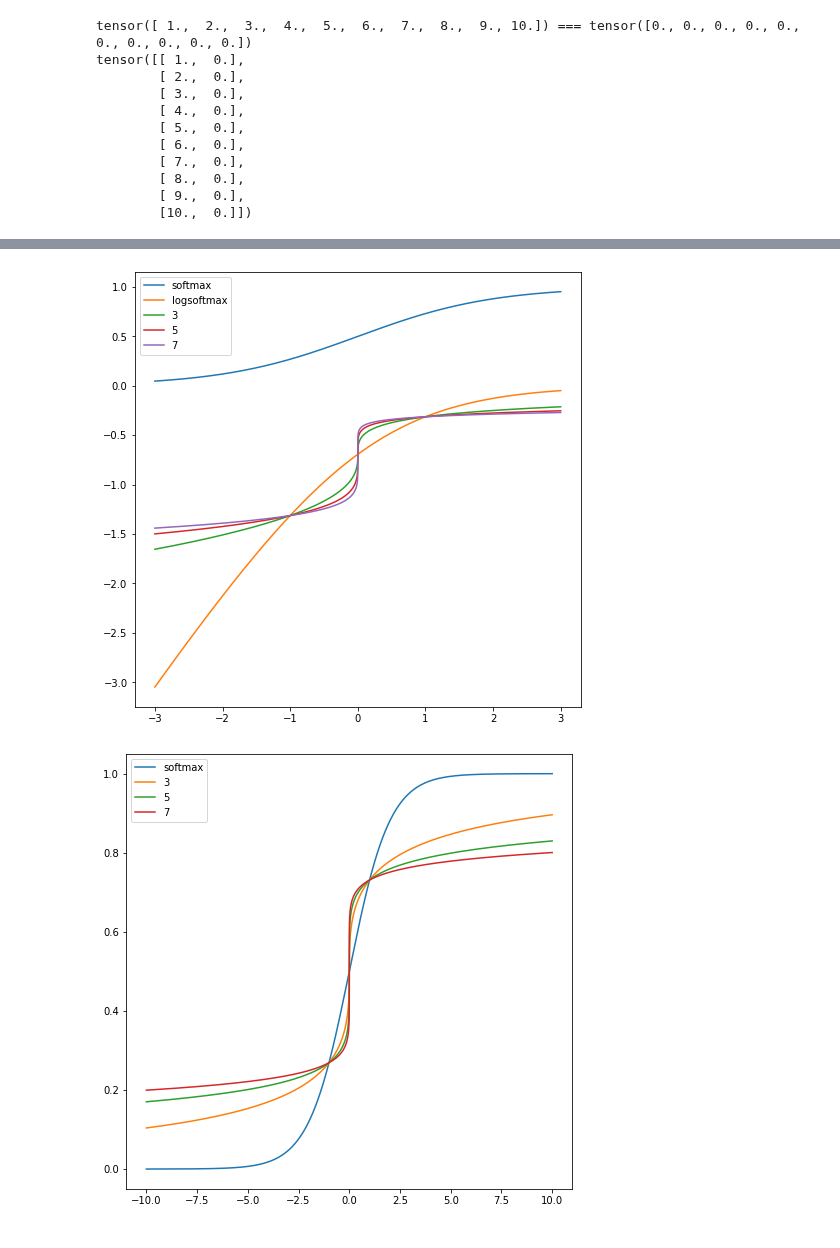
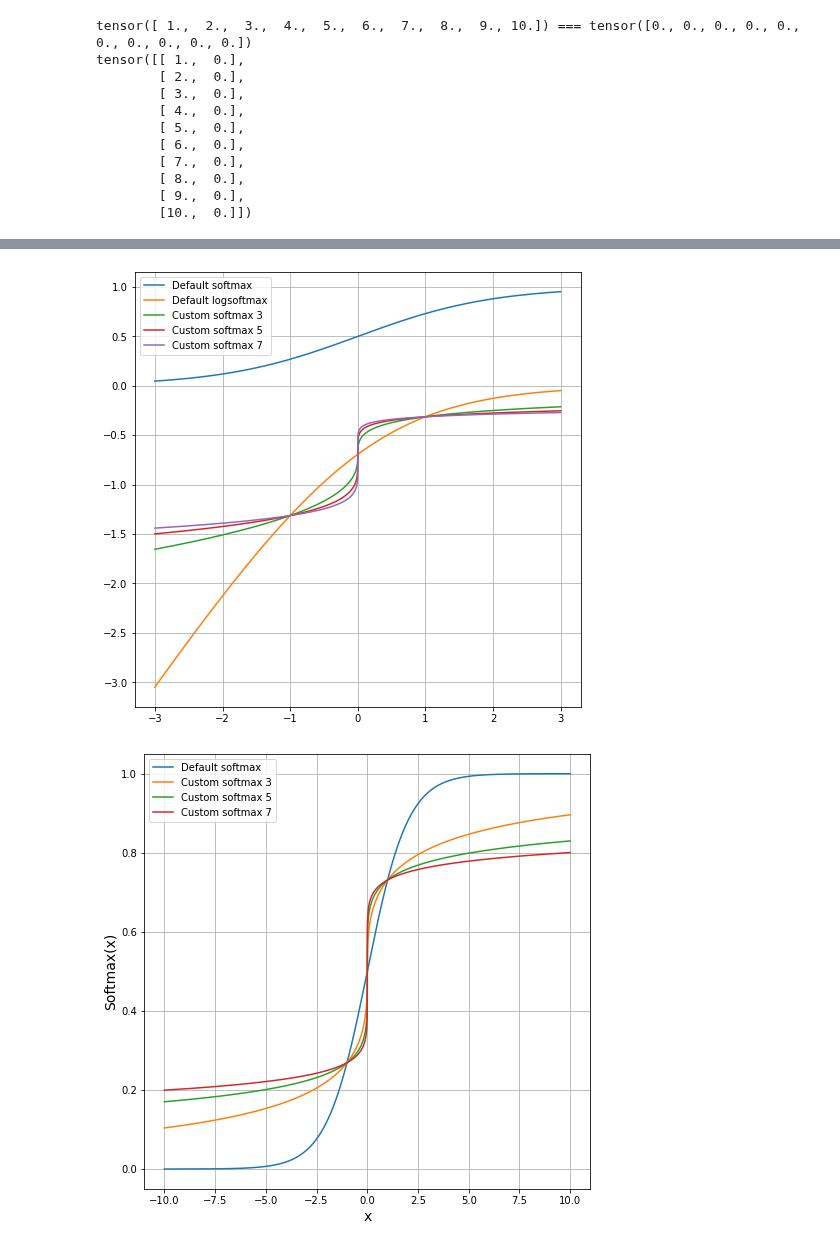
Before and after one commit to 591291-hvl/Bachelor, a Jupyter notebook: Code/notebooks/Tester/lossTest.ipynb, the cells around one changed output, grey strips where cells are left out. Cells and saved outputs as stored; diff of their text form; code cells hidden in the pictures.

Commit message:
plotting

```diff
--- a/Code/notebooks/Tester/lossTest.ipynb
+++ b/Code/notebooks/Tester/lossTest.ipynb
@@ -143,20 +143,32 @@ tensor([[ 1.,  0.],
         [ 9.,  0.],
         [10.,  0.]])
 # %%
+loss0 = nn.CrossEntropyLoss()
 loss1 = lossFunctions.CustomLoss(3)
-loss2 = nn.CrossEntropyLoss()
+loss2 = lossFunctions.CustomLoss(5)
+loss3 = lossFunctions.CustomLoss(7)
 m = nn.Sigmoid()
 
+result0 = []
 result1 = []
 result2 = []
+result3 = []
 rnge =  np.arange(-10,10,0.001)
 for i in rnge:
+    result0.append(loss0(torch.FloatTensor([[i, 0]]), torch.LongTensor([0])))
     result1.append(loss1(torch.FloatTensor([[i, 0]]), torch.LongTensor([0])))
     result2.append(loss2(torch.FloatTensor([[i, 0]]), torch.LongTensor([0])))
+    result3.append(loss3(torch.FloatTensor([[i, 0]]), torch.LongTensor([0])))
 plt.figure(figsize=(8,8))
-plt.plot(m(torch.tensor(rnge)), result1, label="customLoss-3")
-plt.plot(m(torch.tensor(rnge)), result2, label="cross")
+plt.plot(m(torch.tensor(rnge)), result0, label="Default cross-entropy")
+plt.plot(m(torch.tensor(rnge)), result1, label="Custom cross-entropy 3")
+plt.plot(m(torch.tensor(rnge)), result2, label="Custom cross-entropy 5")
+plt.plot(m(torch.tensor(rnge)), result3, label="Custom cross-entropy 7")
 # print(list(m((torch.tensor(rnge)))))
+plt.ylim(0, 5)
+plt.grid(True)
+plt.xlabel('Probability', fontsize=14)
+plt.ylabel('Loss', fontsize=14)
 plt.legend()
 plt.show()
 # %% [output]
@@ -179,36 +191,40 @@ for i in rnge:
     result4.append(lossFunctions.logSoftmax(torch.FloatTensor([[i, 0]]), 7)[0].data[0])
 
 plt.figure(figsize=(8,8))
-plt.plot(rnge, result0, label="softmax")
-plt.plot(rnge, result1, label="logsoftmax")
-plt.plot(rnge, result2, label="3")
-plt.plot(rnge, result3, label="5")
-plt.plot(rnge, result4, label="7")
+plt.plot(rnge, result0, label="Default softmax")
+plt.plot(rnge, result1, label="Default logsoftmax")
+plt.plot(rnge, result2, label="Custom softmax 3")
+plt.plot(rnge, result3, label="Custom softmax 5")
+plt.plot(rnge, result4, label="Custom softmax 7")
+plt.grid(True)
 plt.legend()
 plt.show()
 # %% [output]
-[figure, old version]
+[figure, new version]
 # %%
 n = nn.Softmax(dim=1)
 result0 = []
 result1 = []
 result2 = []
 result3 = []
 result4 = []
 result5 = []
 rnge =  np.arange(-10,10,0.001)
 for i in rnge:
     result0.append(n(torch.FloatTensor([[i, 0]]))[0].data[0])
     result2.append(lossFunctions.testSoftmax(torch.FloatTensor([[i, 0]]), 3)[0].data[0])
     result3.append(lossFunctions.testSoftmax(torch.FloatTensor([[i, 0]]), 5)[0].data[0])
     result4.append(lossFunctions.testSoftmax(torch.FloatTensor([[i, 0]]), 7)[0].data[0])
 
 plt.figure(figsize=(8,8))
-plt.plot(rnge, result0, label="softmax")
-plt.plot(rnge, result2, label="3")
-plt.plot(rnge, result3, label="5")
-plt.plot(rnge, result4, label="7")
+plt.plot(rnge, result0, label="Default softmax")
+plt.plot(rnge, result2, label="Custom softmax 3")
+plt.plot(rnge, result3, label="Custom softmax 5")
+plt.plot(rnge, result4, label="Custom softmax 7")
+plt.grid(True)
+plt.xlabel('x', fontsize=14)
+plt.ylabel('Softmax(x)', fontsize=14)
 plt.legend()
 plt.show()
 # %% [output]
-[figure, old version]
+[figure, new version]
```
Also changed, not shown: parts of 4 cells of this notebook.
